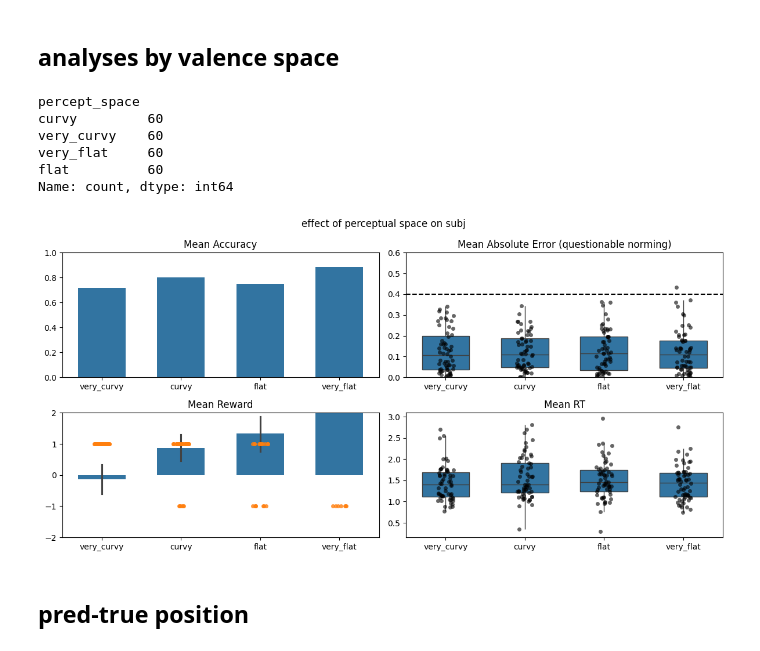
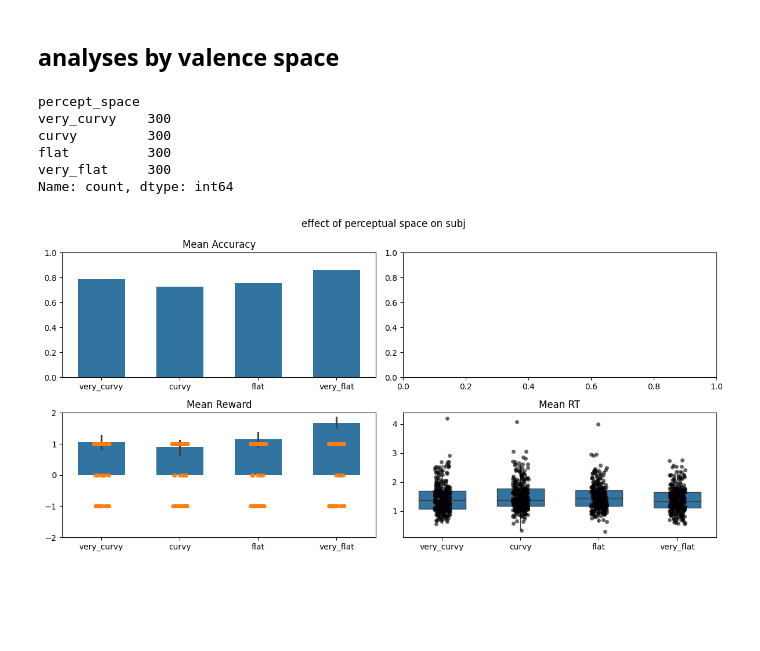
Before and after one commit to siyer7/asymmetry_design, a Jupyter notebook: code/beh_analyses.ipynb, the cells around one changed output. Saved outputs shown, nothing was run; the diff lists cells and outputs as text; code cells hidden in the pictures; blank space fills up the shorter version.

Commit message:
starting to clean up NN

```diff
--- a/code/beh_analyses.ipynb
+++ b/code/beh_analyses.ipynb
@@ -151,0 +155,3 @@ Name: count, dtype: int64
+# %%
+df_subjs = pd.read_csv('../results/all_subjs_clean.csv')
+df_subjs
@@ -186,5 +222,0 @@ plt.show()
-# %%
-print(subjs)
-subj = subjs[0]
-df_analysis = df_subjs[df_subjs['subj'] == subj].copy()
-df_analysis[disp_cols]
@@ -277,7 +366,7 @@ Name: count, dtype: int64
 # %% [markdown]
 ## analyses by valence space
 # %%
-df_plot = df.copy()
+df_plot = df_analysis.copy()
 
 conditions = [
     (-0.4 < df_plot['stim_pos']) & (df_plot['stim_pos'] < -0.2),
@@ -301,45 +390,43 @@ sns.barplot(data=df_plot, x='percept_space', y='correct', width=0.6, ax=ax, erro
 ax.set_ylabel('')
 ax.set_xlabel('')
 ax.set_ylim(0, 1)
 ax.set_title('Mean Accuracy')
 
 # 2. MAE
-ax = axes[1]
-sns.boxplot(data=df_plot, x='percept_space', y='MAE_normed', showcaps=False, fliersize=0, width=0.6, ax=ax, order=percept_labels)
-sns.stripplot(data=df_plot, x='percept_space', y='MAE_normed', color='black', dodge=True, alpha=0.6, jitter=True, legend=False, order=percept_labels, ax=ax)
-ax.set_ylabel('')
-ax.set_xlabel('')
-ax.set_ylim(0, .6)
-ax.axhline(y=.4, color='black', linestyle='--', label = 'max error on correct side')
-ax.set_title('Mean Absolute Error (questionable norming)')
+# ax = axes[1]
+# sns.boxplot(data=df_plot, x='percept_space', y='MAE_normed', showcaps=False, fliersize=0, width=0.6, ax=ax, order=percept_labels)
+# sns.stripplot(data=df_plot, x='percept_space', y='MAE_normed', color='black', dodge=True, alpha=0.6, jitter=True, legend=False, order=percept_labels, ax=ax)
+# ax.set_ylabel('')
+# ax.set_xlabel('')
+# ax.set_ylim(0, .6)
+# ax.axhline(y=.4, color='black', linestyle='--', label = 'max error on correct side')
+# ax.set_title('Mean Absolute Error (questionable norming)')
 
 # 3. reward
 ax = axes[2]
 sns.barplot(data=df_plot, x='percept_space', y='outcome', width=0.6, hue_order=hue_order, order=percept_labels, ax=ax)
 sns.stripplot(data=df_plot, x='percept_space', y='outcome', dodge=True, alpha=0.8, jitter=True, order=percept_labels, legend=False, ax=ax)
 ax.set_ylabel('')
 ax.set_xlabel('')
 ax.set_ylim(-2, 2)
 ax.set_title('Mean Reward')
 
 # 4. RT
 ax = axes[3]
 sns.boxplot(data=df_plot, x='percept_space', y='trials.submit_resp.rt', showcaps=False, fliersize=0, width=0.6, ax=ax, order=percept_labels)
 sns.stripplot(data=df_plot, x='percept_space', y='trials.submit_resp.rt', color='black', dodge=True, alpha=0.6, jitter=True, order=percept_labels, legend=True, ax=ax)
 
 ax.set_ylabel('')
 ax.set_xlabel('')
 ax.set_title('Mean RT')
 
 plt.tight_layout()
 plt.show()
 # %% [output]
 percept_space
-curvy         60
-very_curvy    60
-very_flat     60
-flat          60
+very_curvy    300
+curvy         300
+flat          300
+very_flat     300
 Name: count, dtype: int64
-[figure, old version]
+[figure, new version]
-# %% [markdown]
-## pred-true position
```
Also changed, not shown: parts of 25 cells of this notebook, 1 other file.
